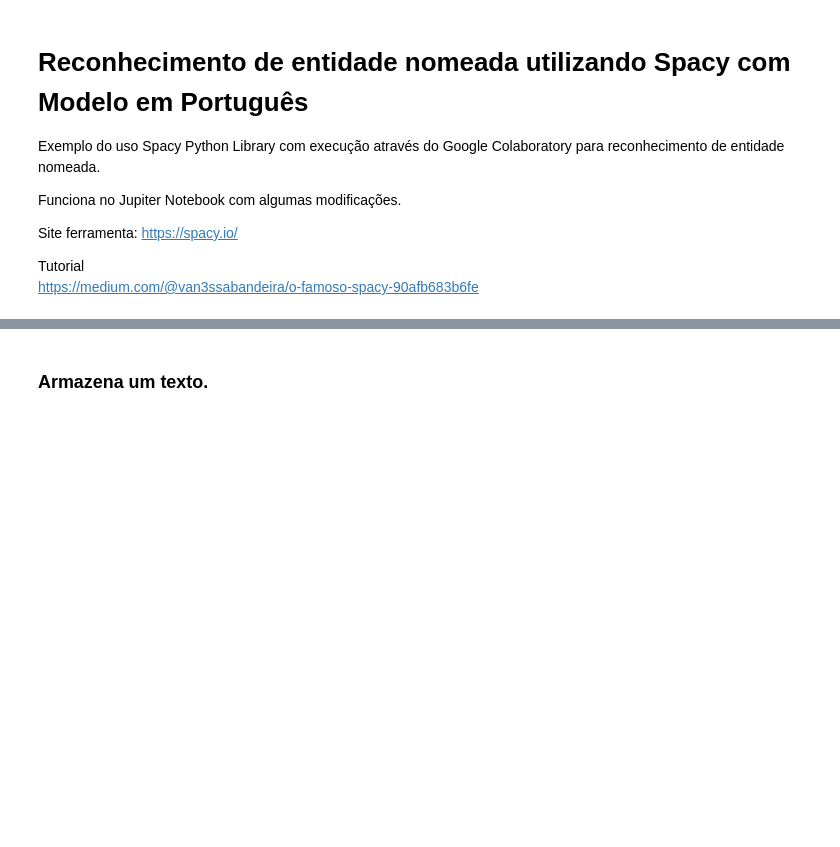
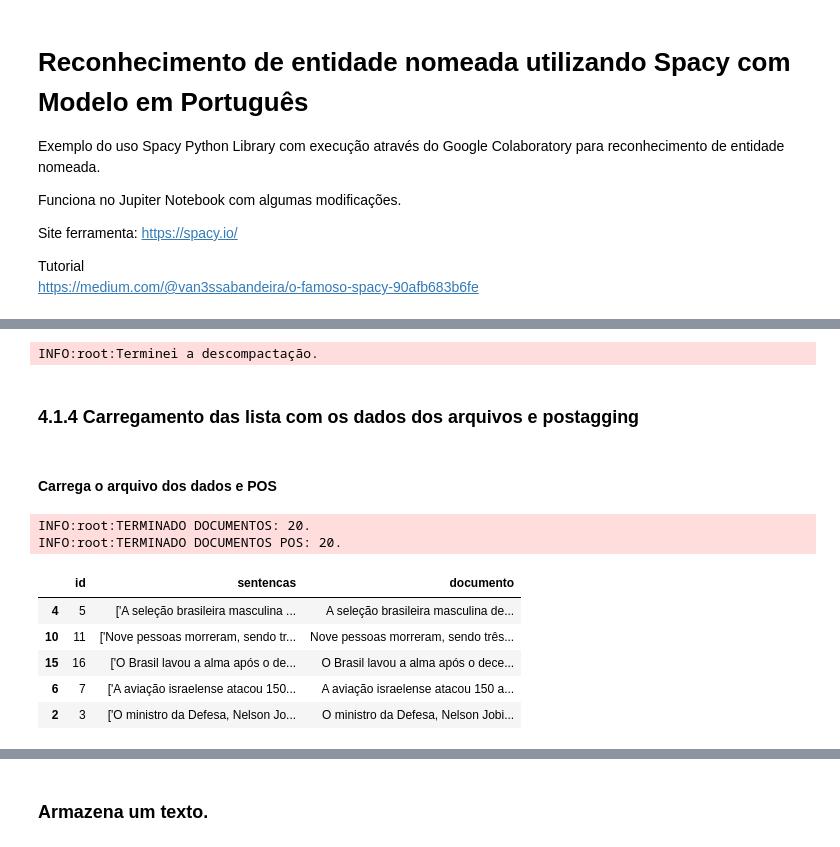
Before and after one commit to osmarbraz/sri, a Jupyter notebook: 4_NER_spaCy_v1.ipynb, the cells around one changed output, grey strips where cells are left out. Cells and saved outputs as stored; diff of their text form; code cells hidden in the pictures; blank space fills up the shorter version.

```diff
--- a/4_NER_spaCy_v1.ipynb
+++ b/4_NER_spaCy_v1.ipynb
@@ -129,0 +292,3 @@ documento = u"Estou bem, mas não tenho certeza se viajarei para São Paulo aman
+# %%
+# Diretório do notebook
+DIRETORIO_NOTEBOOK = "SRI"
@@ -129,0 +297,6 @@ documento = u"Estou bem, mas não tenho certeza se viajarei para São Paulo aman
+# %%
+# Diretório local para os arquivos de dados
+DIRETORIO_LOCAL = "/content/" + DIRETORIO_NOTEBOOK + "/"
+
+# Diretório no google drive com os arquivos de dados
+DIRETORIO_DRIVE = "/content/drive/MyDrive/Colab Notebooks/" + DIRETORIO_NOTEBOOK + "/data/"
@@ -129,0 +346,6 @@ documento = u"Estou bem, mas não tenho certeza se viajarei para São Paulo aman
+# %%
+# Nome do arquivo
+NOME_ARQUIVO_DATASET = "dataset.csv"
+NOME_ARQUIVO_DATASET_COMPACTADO = "dataset.zip"
+NOME_ARQUIVO_DATASET_POS = "datasetpos.csv"
+NOME_ARQUIVO_DATASET_POS_COMPACTADO = "datasetpos.zip"
@@ -129,0 +390,35 @@ documento = u"Estou bem, mas não tenho certeza se viajarei para São Paulo aman
+# %%
+# Se estiver executando no Google Colaboratory
+if IN_COLAB:
+  !unzip -o -j -q "$DIRETORIO_LOCAL$NOME_ARQUIVO_DATASET_COMPACTADO" -d "$DIRETORIO_LOCAL"
+  !unzip -o -j -q "$DIRETORIO_LOCAL$NOME_ARQUIVO_DATASET_POS_COMPACTADO" -d "$DIRETORIO_LOCAL"
+
+  logging.info("Terminei a descompactação.")
+# %% [output]
+INFO:root:Terminei a descompactação.
+# %% [markdown]
+### 4.1.4 Carregamento das lista com os dados dos arquivos e postagging
+# %% [markdown]
+#### Carrega o arquivo dos dados e POS
+# %%
+# Import das bibliotecas.
+import pandas as pd
+
+# Abre o arquivo e retorna o DataFrame
+df_dataset = pd.read_csv(DIRETORIO_LOCAL + NOME_ARQUIVO_DATASET, sep=";", encoding="UTF-8")
+df_dataset_pos = pd.read_csv(DIRETORIO_LOCAL + NOME_ARQUIVO_DATASET_POS, sep=";", encoding="UTF-8")
+
+logging.info("TERMINADO DOCUMENTOS: {}.".format(len(df_dataset)))
+logging.info("TERMINADO DOCUMENTOS POS: {}.".format(len(df_dataset_pos)))
+# %% [output]
+INFO:root:TERMINADO DOCUMENTOS: 20.
+INFO:root:TERMINADO DOCUMENTOS POS: 20.
+# %%
+df_dataset.sample(5)
+# %% [output]
+|  | id | sentencas | documento |
+| 4 | 5 | ['A seleção brasileira masculina ... | A seleção brasileira masculina de... |
+| 10 | 11 | ['Nove pessoas morreram, sendo tr... | Nove pessoas morreram, sendo três... |
+| 15 | 16 | ['O Brasil lavou a alma após o de... | O Brasil lavou a alma após o dece... |
+| 6 | 7 | ['A aviação israelense atacou 150... | A aviação israelense atacou 150 a... |
+| 2 | 3 | ['O ministro da Defesa, Nelson Jo... | O ministro da Defesa, Nelson Jobi... |
```
Also changed, not shown: parts of 93 cells of this notebook.
